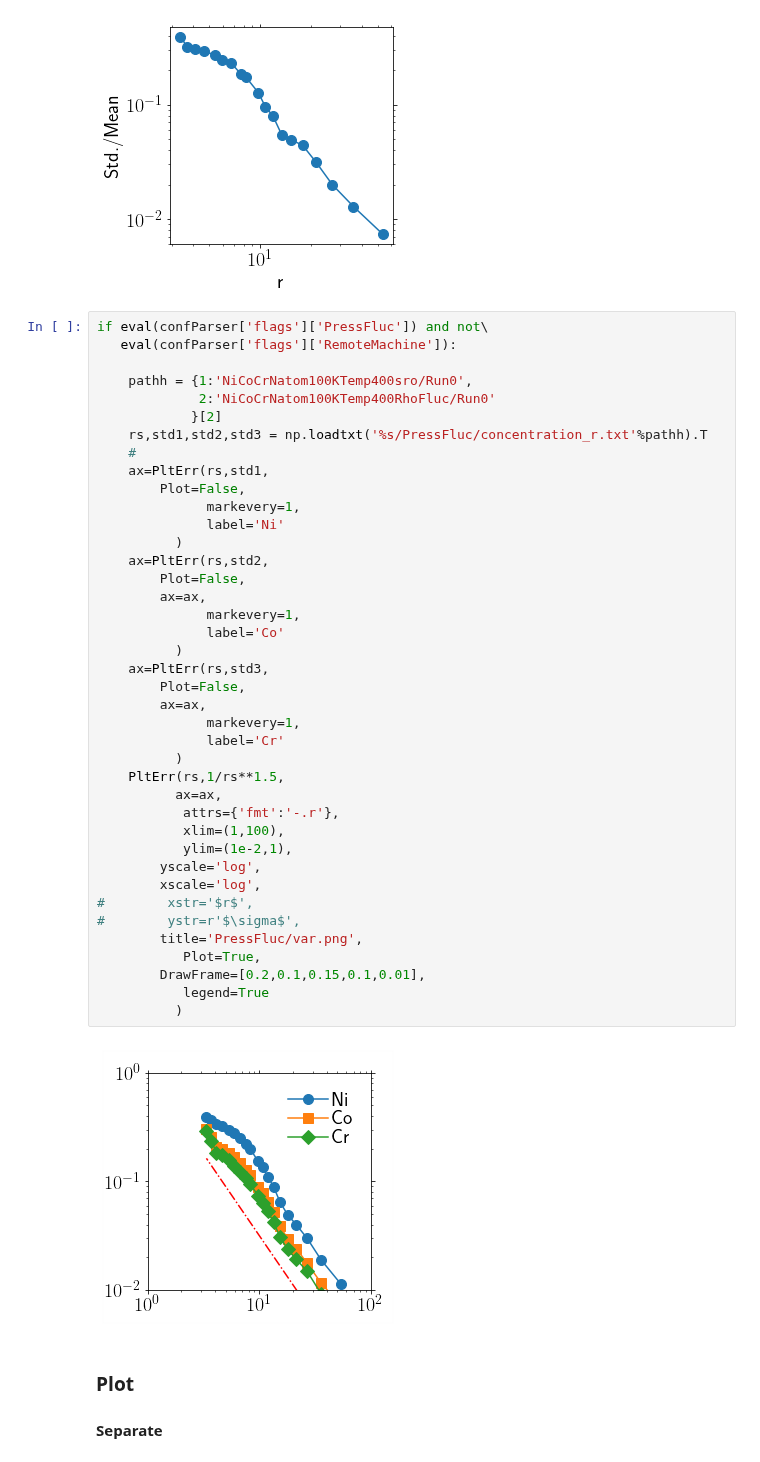
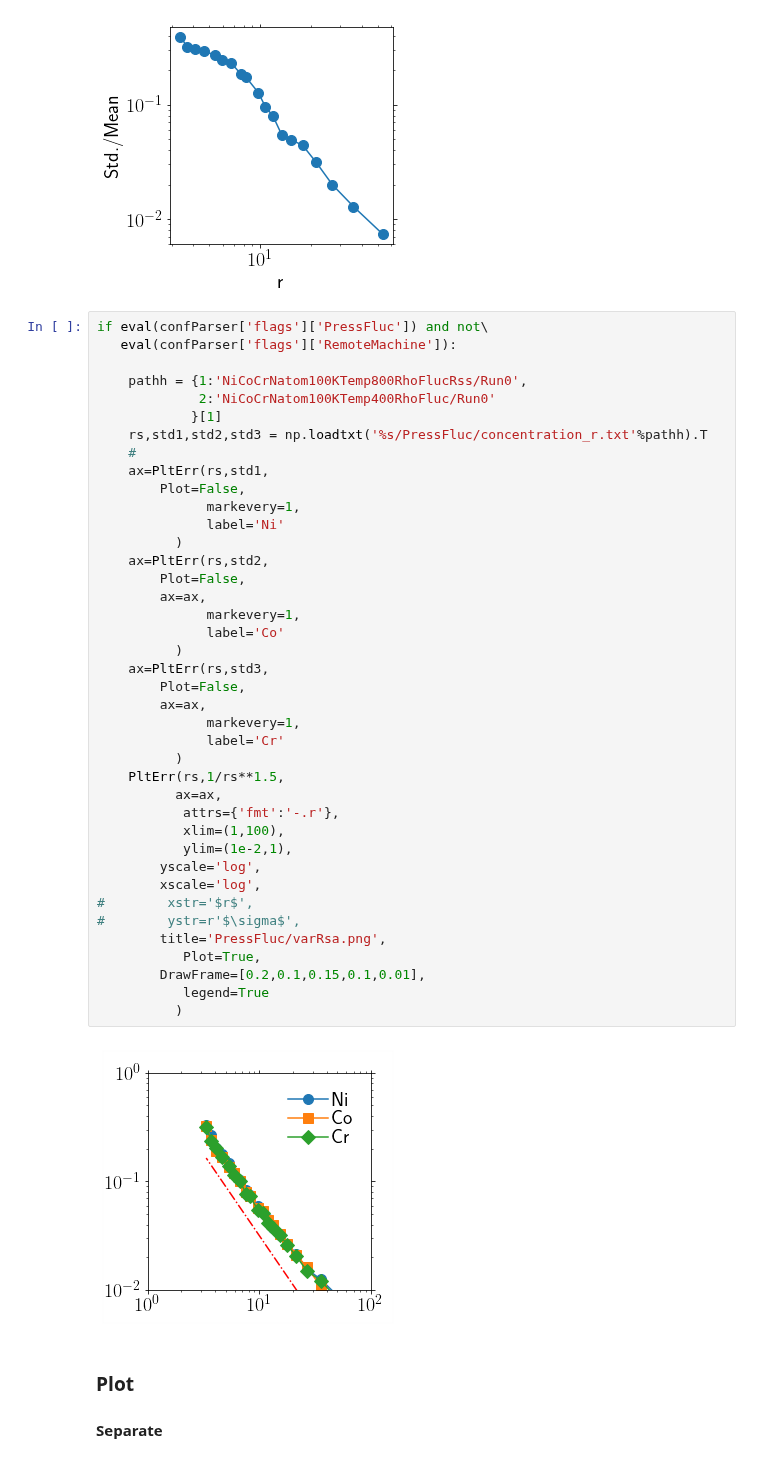
Before and after one commit to kkarimi62/HeaDef, a Jupyter notebook: postprocess/pressFluc2nd.ipynb, the cells around one changed output. Saved outputs shown, nothing was run; the diff lists cells and outputs as text.

```diff
--- a/postprocess/pressFluc2nd.ipynb
+++ b/postprocess/pressFluc2nd.ipynb
@@ -1266,44 +1266,44 @@ if eval(confParser['flags']['PressFluc']):
 if eval(confParser['flags']['PressFluc']) and not\
    eval(confParser['flags']['RemoteMachine']):
 
-    pathh = {1:'NiCoCrNatom100KTemp400sro/Run0',
+    pathh = {1:'NiCoCrNatom100KTemp800RhoFlucRss/Run0',
              2:'NiCoCrNatom100KTemp400RhoFluc/Run0'
-            }[2]
+            }[1]
     rs,std1,std2,std3 = np.loadtxt('%s/PressFluc/concentration_r.txt'%pathh).T
     #
     ax=PltErr(rs,std1,
         Plot=False,
               markevery=1,
               label='Ni'
           )
     ax=PltErr(rs,std2,
         Plot=False,
         ax=ax,
               markevery=1,
               label='Co'
           )
     ax=PltErr(rs,std3,
         Plot=False,
         ax=ax,
               markevery=1,
               label='Cr'
           )
     PltErr(rs,1/rs**1.5,
           ax=ax,
            attrs={'fmt':'-.r'},
            xlim=(1,100),
            ylim=(1e-2,1),
         yscale='log',
         xscale='log',
 #        xstr='$r$',
 #        ystr=r'$\sigma$',
-        title='PressFluc/var.png',
+        title='PressFluc/varRsa.png',
            Plot=True,
         DrawFrame=[0.2,0.1,0.15,0.1,0.01],
            legend=True
           )
 # %% [output]
-[figure, old version]
+[figure, new version]
 # %% [markdown]
 ### Plot
 #### Separate
```
Also changed, not shown: parts of 5 cells of this notebook, 2 other files.
